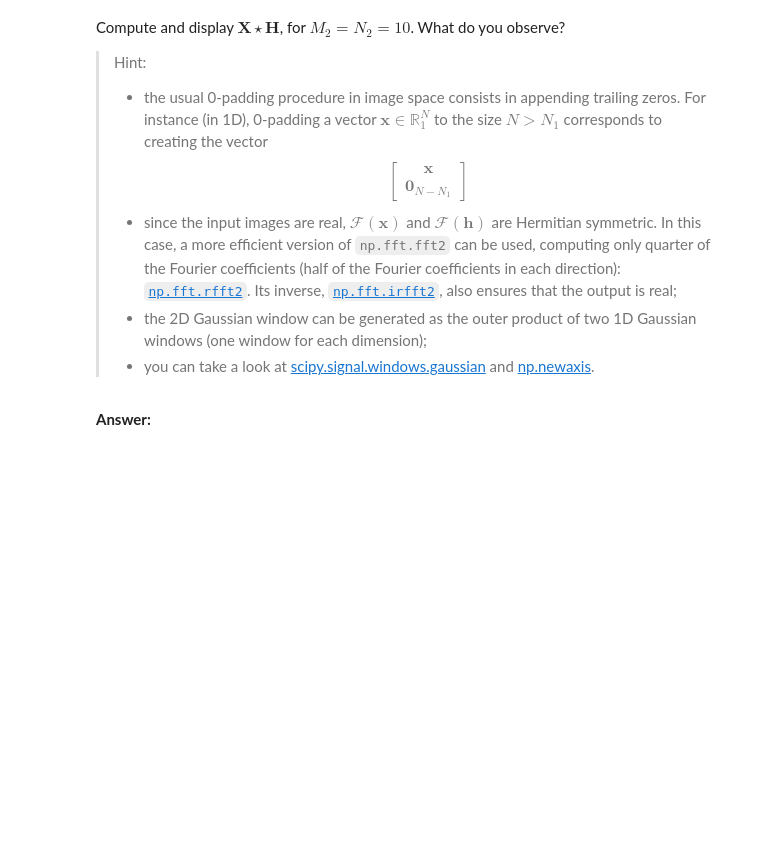
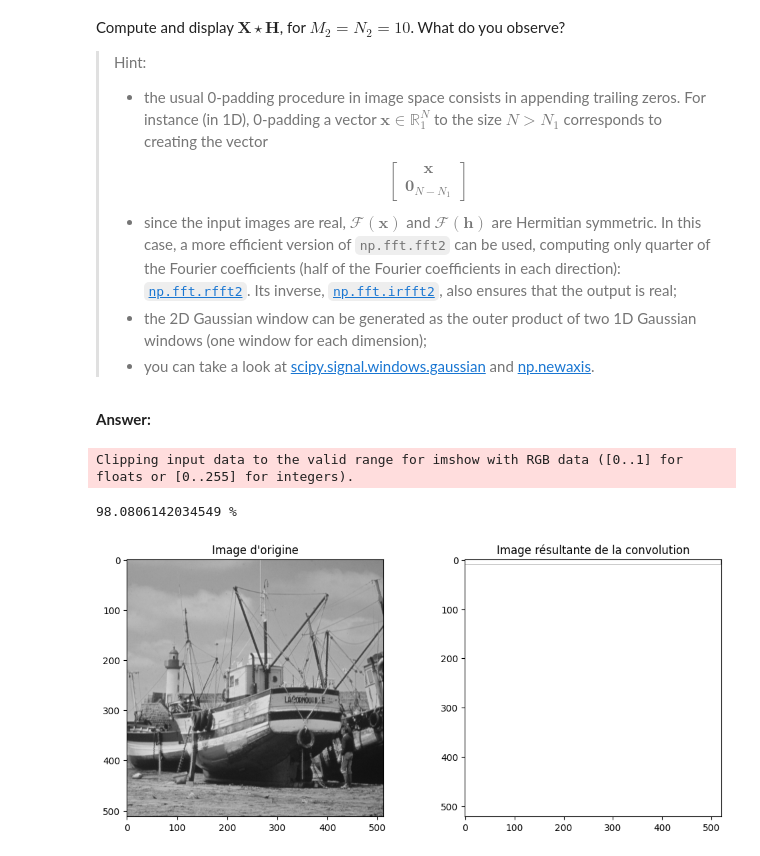
Before and after one commit to mcaron01/python_sdia, a Jupyter notebook: Labs/Lab3/lab3.ipynb, the cells around one changed output. Saved outputs shown, nothing was run; the diff lists cells and outputs as text; code cells hidden in the pictures; blank space fills up the shorter version.

```diff
--- a/Labs/Lab3/lab3.ipynb
+++ b/Labs/Lab3/lab3.ipynb
@@ -358,0 +465,50 @@ Compute and display $\mathbf{X} \star \mathbf{H}$, for $M_2 = N_2 = 10$. What do
+# %%
+from scipy.signal.windows import gaussian
+
+# Définit les dimensions de l'image et du noyau gaussien
+M1, N1, a = image.shape
+M2, N2 = 10, 10  # Dimensions du noyau gaussien
+
+M, N = M1 + M2 -1, N1 + N2 - 1
+
+# Crée les noyaux gaussiens 1D pour chaque dimension
+sigma_y = 10
+sigma_x = 10
+gaussian_window_y = gaussian(M2, std=sigma_y)
+gaussian_window_x = gaussian(N2, std=sigma_x)
+
+# Crée le noyau gaussien 2D en faisant le produit extérieur des noyaux 1D
+gaussian_kernel = np.outer(gaussian_window_y, gaussian_window_x)
+gaussian_kernel = np.pad(gaussian_kernel, ((0, M - M2), (0, N - N2)))
+image_pad = image.copy()
+image_pad = np.pad(image_pad, ((0, M - M1), (0, N - N1), (0,0)))
+gaussian_kernel = gaussian_kernel[: , : , np.newaxis]
+
+# Applique np.fft.rfft2 pour calculer les transformées de Fourier partielles
+image_fft = np.fft.rfft2(image_pad)
+kernel_fft = np.fft.rfft2(gaussian_kernel)
+
+# Effectue la convolution dans le domaine de Fourier en multipliant les transformées partielles
+convolved_fft = image_fft * kernel_fft
+# Applique np.fft.irfft2 pour obtenir l'image résultante
+convolved_image = np.fft.irfft2(convolved_fft)
+percent_zero = 0
+for m in range (M):
+    for n in range (N):
+        if (convolved_image[m, n, 0] == 0.0):
+            percent_zero += 1
+percent_zero = percent_zero / (M * N) * 100
+print(percent_zero, "%")
+# Affiche l'image d'origine et l'image résultante de la convolution
+plt.figure(figsize=(12, 5))
+plt.subplot(1, 2, 1)
+plt.imshow(image, cmap='gray')
+plt.title("Image d'origine")
+plt.subplot(1, 2, 2)
+plt.imshow(convolved_image, cmap='gray')
+plt.title("Image résultante de la convolution")
+plt.show()
+# %% [output]
+Clipping input data to the valid range for imshow with RGB data ([0..1] for floats or [0..255] for integers).
+98.0806142034549 %
+[figure, added]
```
Also changed, not shown: parts of 8 cells of this notebook.
